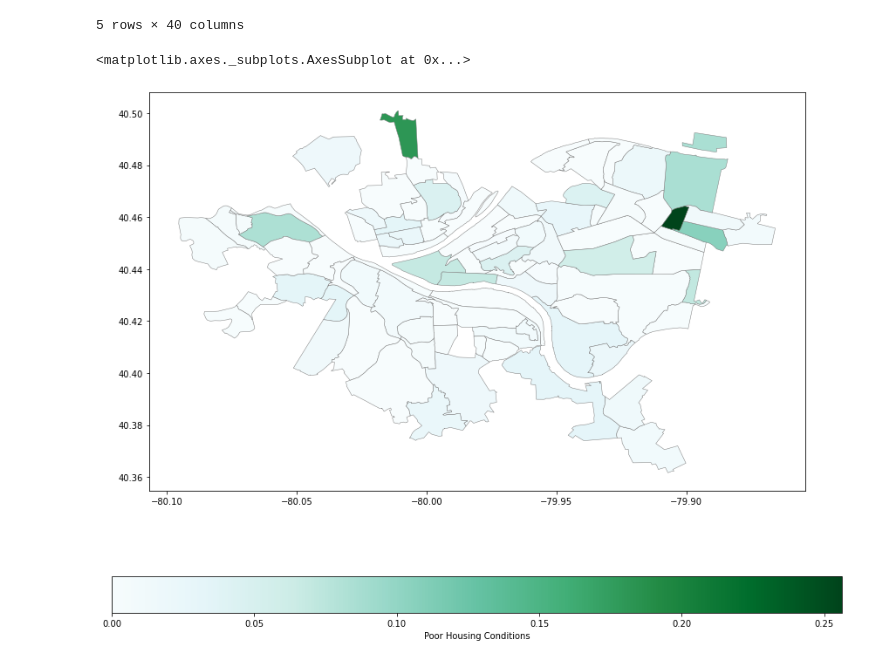
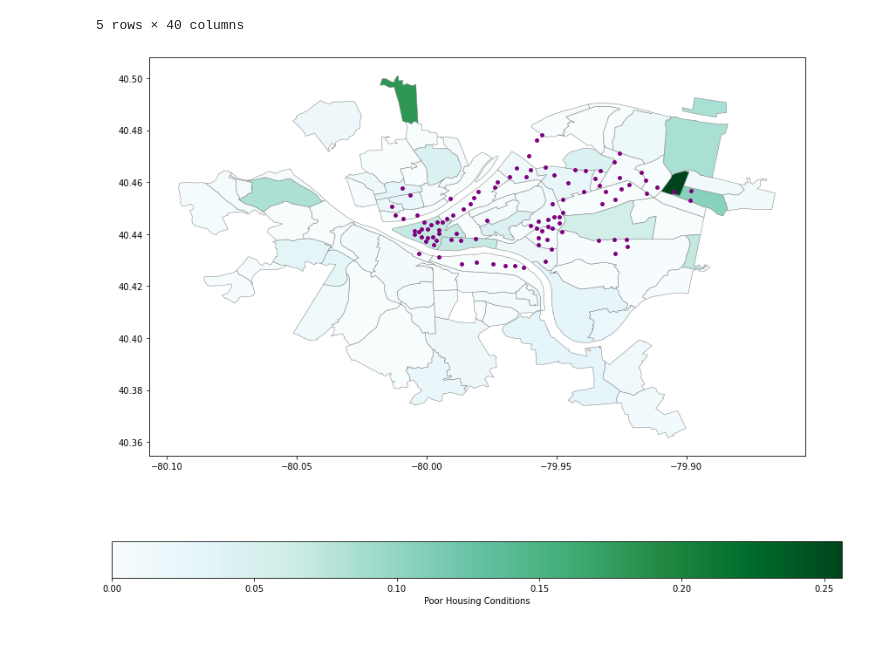
Before and after one commit to katelyn98/HealthyRide-Mapping, a Jupyter notebook: HousingConditions.ipynb, the cells around one changed output. Saved outputs shown, nothing was run; the diff lists cells and outputs as text; code cells hidden in the pictures.

Commit message:
plotting bike locations

```diff
--- a/HousingConditions.ipynb
+++ b/HousingConditions.ipynb
@@ -101,6 +101,8 @@ pdf.head()
 # %%
 #plotting the poor housing condition data on the pittsburgh neighborhood map (data from 2016)
 pdf.plot(column="poorCon", cmap='BuGn', figsize = (15, 12), edgecolor = "grey", linewidth = 0.5, legend=True, legend_kwds={'label': "Poor Housing Conditions",'orientation': "horizontal"})
+#now adding the bike station location data on top of this map.
+plt.scatter(df['Longitude'], df['Latitude'], 15, marker='o', color='Purple')
+plt.show()
 # %% [output]
-<matplotlib.axes._subplots.AxesSubplot at 0x...>
-[figure, old version]
+[figure, new version]
```
